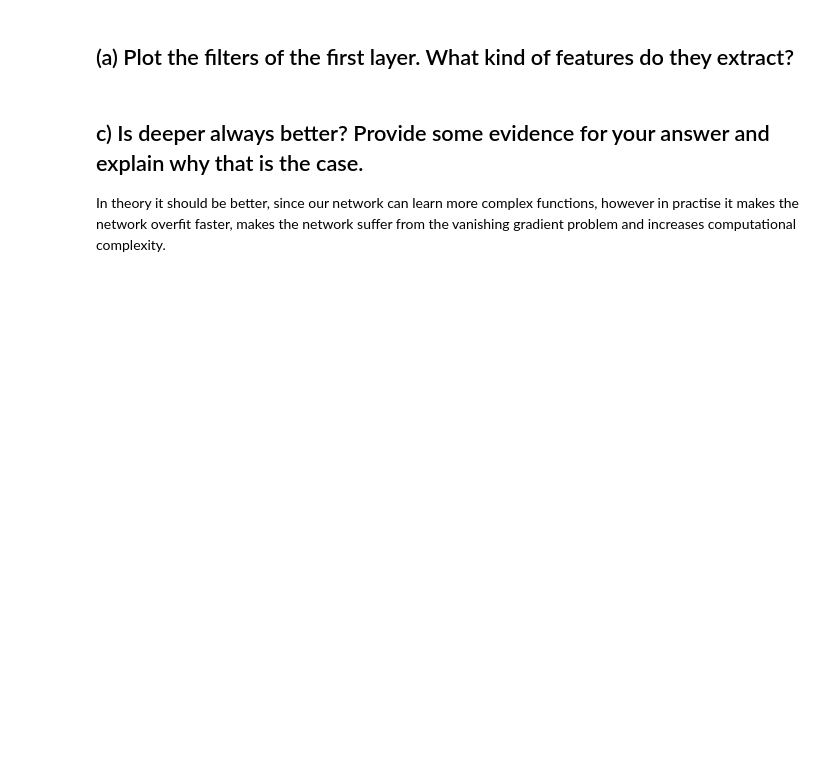
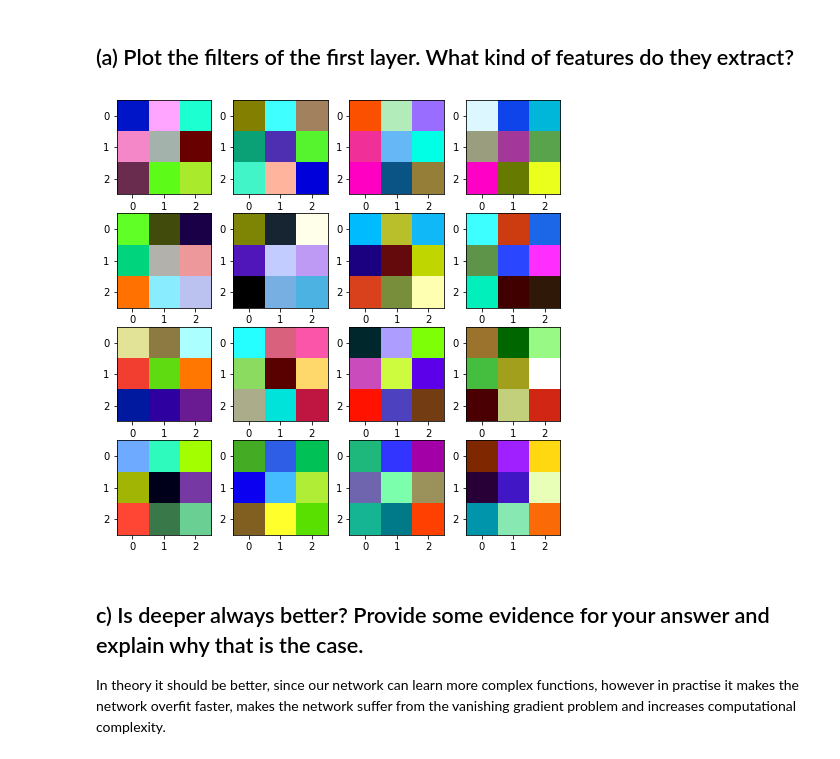
Before and after one commit to dunky11/mustererkennung, a Jupyter notebook: A10/assignment10.ipynb, the cells around one changed output. Saved outputs shown, nothing was run; the diff lists cells and outputs as text; code cells hidden in the pictures; blank space fills up the shorter version.

Commit message:
Normalised images to make them easier to plot

```diff
--- a/A10/assignment10.ipynb
+++ b/A10/assignment10.ipynb
@@ -260,18 +264,31 @@ plt.show()
 # %% [markdown]
 ## (a) Plot the filters of the first layer. What kind of features do they extract?
+# %%
+def normalise(x):
+    minimum = np.min(x)
+    maximum = np.max(x)
+    return (x - minimum) / (maximum - minimum)
+
+def normalise_img(img):
+    img[:,:,0] = normalise(img[:,:,0])
+    img[:,:,1] = normalise(img[:,:,1])
+    img[:,:,2] = normalise(img[:,:,2])
+    return img
 # %%
 filters = clf.conv1.weight.detach().cpu().clone().numpy()
 
 w=10
 h=10
 fig=plt.figure(figsize=(8, 8))
 columns = 4
 rows = 4
 for i in range(1, columns*rows +1):
-    img = filters[i - 1]
+    img = normalise_img(filters[i - 1])
     fig.add_subplot(rows, columns, i)
     plt.imshow(img)
 plt.show()
+# %% [output]
+[figure, added]
 # %% [markdown]
 ## c) Is deeper always better? Provide some evidence for your answer and explain why that is the case.
 
```
Also changed, not shown: parts of 3 cells of this notebook.
